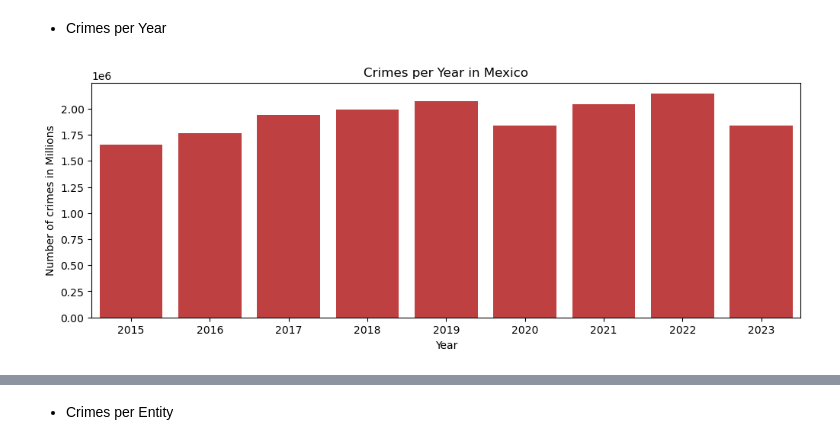
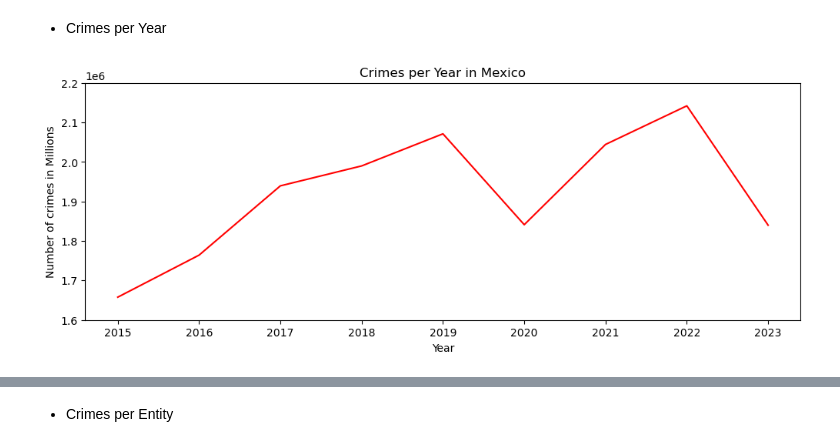
Before and after one commit to AlanSoloR/Portfolio, a Jupyter notebook: DataExplorationAndVisual.ipynb, the cells around one changed output, grey strips where cells are left out. Cells and saved outputs as stored; diff of their text form; code cells hidden in the pictures.

```diff
--- a/DataExplorationAndVisual.ipynb
+++ b/DataExplorationAndVisual.ipynb
@@ -51,12 +71,13 @@ memory usage: 22.8+ MB
 # %%
 #Crimes per Year
 plt.figure(figsize=(12,4))
-ax = sns.barplot(data=crimes_in_mexico,x='year',y='count',estimator=sum,errorbar=None,color='red',saturation=0.5)
+#ax = sns.barplot(data=crimes_in_mexico,x='year',y='count',estimator=sum,errorbar=None,color='red',saturation=0.5)
+sns.lineplot(data=crimes_in_mexico,x='year',y='count',estimator="sum",errorbar=None,color='red')
 plt.title('Crimes per Year in Mexico')
-#plt.ylim(0,crimes_per_year['count'].max())
+plt.ylim(1.6e6,2.2e6)
 plt.xlabel('Year')
 plt.ylabel('Number of crimes in Millions')
 plt.ticklabel_format(style='sci',axis='y')
 plt.show()
 # %% [output]
-[figure, old version]
+[figure, new version]
```
Also changed, not shown: parts of 6 cells of this notebook.
